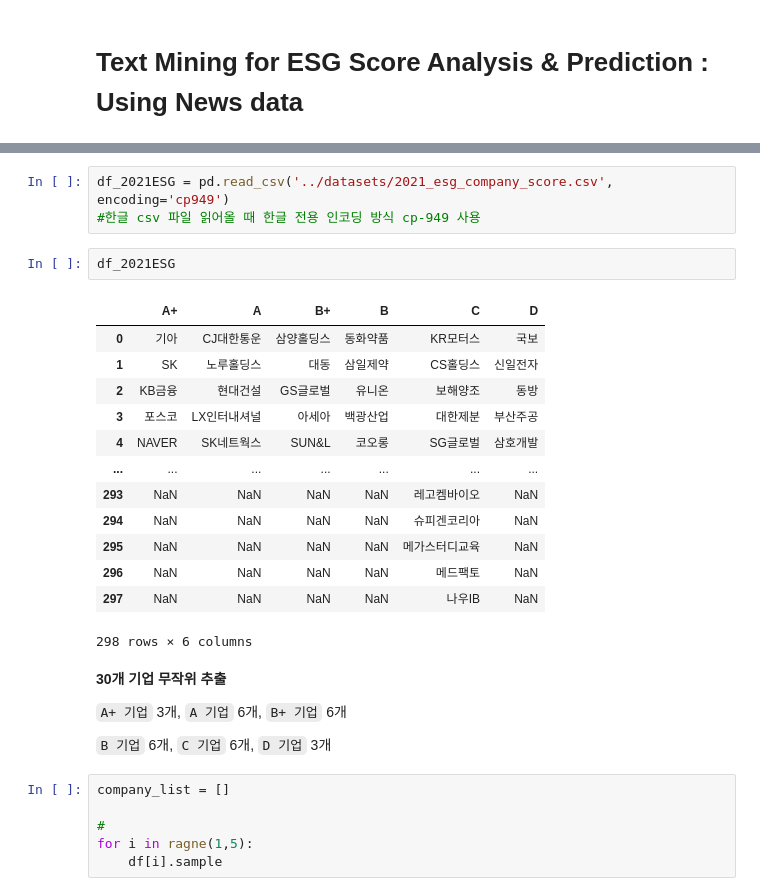
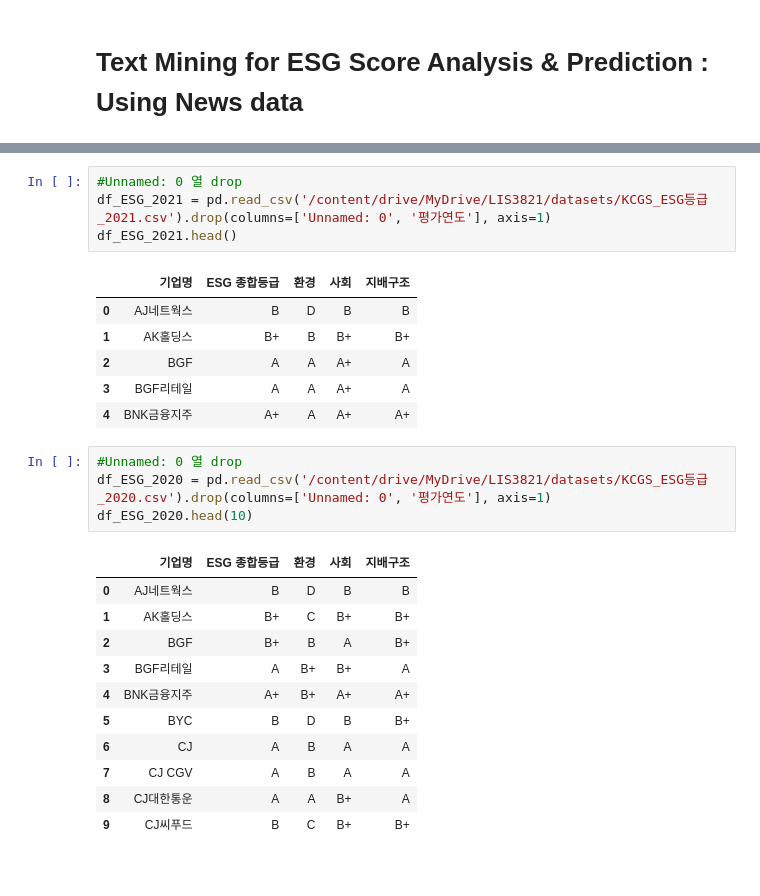
Before and after one commit to kimjuii/LIS3821, a Jupyter notebook: lab/project.ipynb, the cells around one changed output, grey strips where cells are left out. Drawn from its saved outputs; the diff is of its cells as text.

```diff
--- a/lab/project.ipynb
+++ b/lab/project.ipynb
@@ -30,31 +64,27 @@ np.random.seed(42)
 # %%
-df_2021ESG = pd.read_csv('../datasets/2021_esg_company_score.csv', encoding='cp949')
-#한글 csv 파일 읽어올 때 한글 전용 인코딩 방식 cp-949 사용
+#Unnamed: 0 열 drop
+df_ESG_2021 = pd.read_csv('/content/drive/MyDrive/LIS3821/datasets/KCGS_ESG등급_2021.csv').drop(columns=['Unnamed: 0', '평가연도'], axis=1)
+df_ESG_2021.head()
+# %% [output]
+|  | 기업명 | ESG 종합등급 | 환경 | 사회 | 지배구조 |
+| 0 | AJ네트웍스 | B | D | B | B |
+| 1 | AK홀딩스 | B+ | B | B+ | B+ |
+| 2 | BGF | A | A | A+ | A |
+| 3 | BGF리테일 | A | A | A+ | A |
+| 4 | BNK금융지주 | A+ | A | A+ | A+ |
-# %%
-df_2021ESG
-# %% [output]
-|  | A+ | A | B+ | B | C | D |
-| 0 | 기아 | CJ대한통운 | 삼양홀딩스 | 동화약품 | KR모터스 | 국보 |
-| 1 | SK | 노루홀딩스 | 대동 | 삼일제약 | CS홀딩스 | 신일전자 |
-| 2 | KB금융 | 현대건설 | GS글로벌 | 유니온 | 보해양조 | 동방 |
-| 3 | 포스코 | LX인터내셔널 | 아세아 | 백광산업 | 대한제분 | 부산주공 |
-| 4 | NAVER | SK네트웍스 | SUN&L | 코오롱 | SG글로벌 | 삼호개발 |
-| ... | ... | ... | ... | ... | ... | ... |
-| 293 | NaN | NaN | NaN | NaN | 레고켐바이오 | NaN |
-| 294 | NaN | NaN | NaN | NaN | 슈피겐코리아 | NaN |
-| 295 | NaN | NaN | NaN | NaN | 메가스터디교육 | NaN |
-| 296 | NaN | NaN | NaN | NaN | 메드팩토 | NaN |
-| 297 | NaN | NaN | NaN | NaN | 나우IB | NaN |
-298 rows × 6 columns
-# %% [markdown]
-__30개 기업 무작위 추출__
-
-`A+ 기업` 3개, `A 기업` 6개, `B+ 기업` 6개
-
-`B 기업` 6개, `C 기업` 6개, `D 기업` 3개
-# %%
-company_list = []
-
-#
-for i in ragne(1,5):
-    df[i].sample
+# %%
+#Unnamed: 0 열 drop
+df_ESG_2020 = pd.read_csv('/content/drive/MyDrive/LIS3821/datasets/KCGS_ESG등급_2020.csv').drop(columns=['Unnamed: 0', '평가연도'], axis=1)
+df_ESG_2020.head(10)
+# %% [output]
+|  | 기업명 | ESG 종합등급 | 환경 | 사회 | 지배구조 |
+| 0 | AJ네트웍스 | B | D | B | B |
+| 1 | AK홀딩스 | B+ | C | B+ | B+ |
+| 2 | BGF | B+ | B | A | B+ |
+| 3 | BGF리테일 | A | B+ | B+ | A |
+| 4 | BNK금융지주 | A+ | B+ | A+ | A+ |
+| 5 | BYC | B | D | B | B+ |
+| 6 | CJ | A | B | A | A |
+| 7 | CJ CGV | A | B | A | A |
+| 8 | CJ대한통운 | A | A | B+ | A |
+| 9 | CJ씨푸드 | B | C | B+ | B+ |
```
Also changed, not shown: parts of 17 cells of this notebook, 1 other file.
